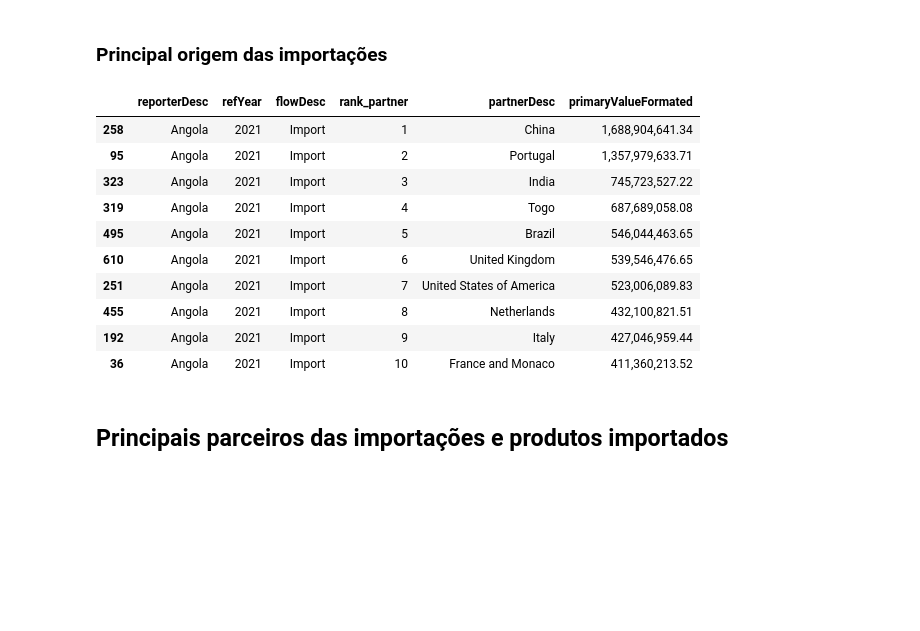
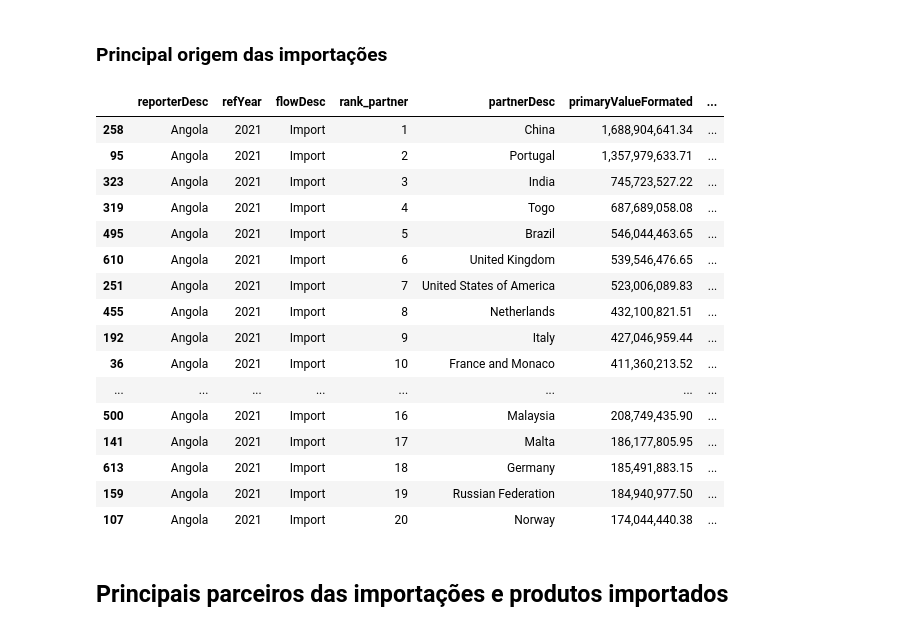
Before and after one commit to joaquimrcarvalho/cipf-comtrade, a Jupyter notebook: country_trade_profile.ipynb, the cells around one changed output. Cells and saved outputs as stored; diff of their text form; code cells hidden in the pictures; blank space fills up the shorter version.

```diff
--- a/country_trade_profile.ipynb
+++ b/country_trade_profile.ipynb
@@ -56,7 +56,7 @@ if os.path.isfile(fname):
     APIKEY = config['comtrade'].get('key', None)
 
 comtrade.init(APIKEY, force_init=True)
-comtrade.PERIOD_SECONDS=5
+comtrade.PERIOD_SECONDS=7
 # %% [markdown]
 # Trade profile
 
@@ -70,6 +70,10 @@ Angola 2021
 # %% [markdown]
 ### Global exports and imports
 # %%
+import pandas as pd
+
+pd.options.display.float_format = '{:,.2f}'.format
+
 cols = ['reporterDesc','partnerDesc','flowDesc','primaryValueFormated']
-global_trade = comtrade.get_global_stats(country_of_interest, years_of_interest)
-global_trade[cols].sort_index()
+global_trade = comtrade.get_global_stats(country_of_interest, years=years_of_interest)
+global_trade
@@ -283,20 +316,26 @@ top_partners = comtrade.top_partners(country_of_interest,years_of_interest,
                                      flowCode='M',
                                     rank_filter=show_ony_top)
 # %%
-cols=['reporterDesc','refYear','flowDesc','rank_partner','partnerDesc','primaryValueFormated']
-top_partners[cols].sort_values(by=['refYear','flowDesc','rank_partner'])
+cols=['reporterDesc','refYear','flowDesc','rank_partner','partnerDesc','primaryValueFormated', comtrade.PERC_PARTNER_IN_CMD]
+top_partners[cols].sort_values(by=['refYear','flowDesc','rank_partner']).style.format({comtrade.PERC_CMD_IN_PARTNER: '{:,.2%}'.format, comtrade.PERC_PARTNER_IN_CMD: '{:,.2%}'.format})
 # %% [output]
-|  | reporterDesc | refYear | flowDesc | rank_partner | partnerDesc | primaryValueFormated |
-| 258 | Angola | 2021 | Import | 1 | China | 1,688,904,641.34 |
-| 95 | Angola | 2021 | Import | 2 | Portugal | 1,357,979,633.71 |
-| 323 | Angola | 2021 | Import | 3 | India | 745,723,527.22 |
-| 319 | Angola | 2021 | Import | 4 | Togo | 687,689,058.08 |
-| 495 | Angola | 2021 | Import | 5 | Brazil | 546,044,463.65 |
-| 610 | Angola | 2021 | Import | 6 | United Kingdom | 539,546,476.65 |
-| 251 | Angola | 2021 | Import | 7 | United States of America | 523,006,089.83 |
-| 455 | Angola | 2021 | Import | 8 | Netherlands | 432,100,821.51 |
-| 192 | Angola | 2021 | Import | 9 | Italy | 427,046,959.44 |
-| 36 | Angola | 2021 | Import | 10 | France and Monaco | 411,360,213.52 |
+|  | reporterDesc | refYear | flowDesc | rank_partner | partnerDesc | primaryValueFormated | ... |
+| 258 | Angola | 2021 | Import | 1 | China | 1,688,904,641.34 | ... |
+| 95 | Angola | 2021 | Import | 2 | Portugal | 1,357,979,633.71 | ... |
+| 323 | Angola | 2021 | Import | 3 | India | 745,723,527.22 | ... |
+| 319 | Angola | 2021 | Import | 4 | Togo | 687,689,058.08 | ... |
+| 495 | Angola | 2021 | Import | 5 | Brazil | 546,044,463.65 | ... |
+| 610 | Angola | 2021 | Import | 6 | United Kingdom | 539,546,476.65 | ... |
+| 251 | Angola | 2021 | Import | 7 | United States of America | 523,006,089.83 | ... |
+| 455 | Angola | 2021 | Import | 8 | Netherlands | 432,100,821.51 | ... |
+| 192 | Angola | 2021 | Import | 9 | Italy | 427,046,959.44 | ... |
+| 36 | Angola | 2021 | Import | 10 | France and Monaco | 411,360,213.52 | ... |
+| ... | ... | ... | ... | ... | ... | ... | ... |
+| 500 | Angola | 2021 | Import | 16 | Malaysia | 208,749,435.90 | ... |
+| 141 | Angola | 2021 | Import | 17 | Malta | 186,177,805.95 | ... |
+| 613 | Angola | 2021 | Import | 18 | Germany | 185,491,883.15 | ... |
+| 159 | Angola | 2021 | Import | 19 | Russian Federation | 184,940,977.50 | ... |
+| 107 | Angola | 2021 | Import | 20 | Norway | 174,044,440.38 | ... |
 # %% [markdown]
 ## Principais **parceiros** das importações e produtos importados
 # %%
```
Also changed, not shown: parts of 15 cells of this notebook, 1 other file.
